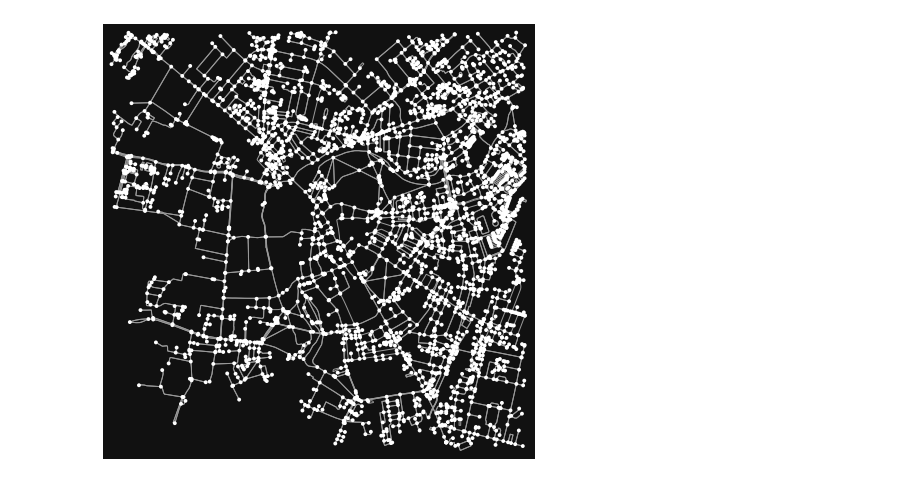
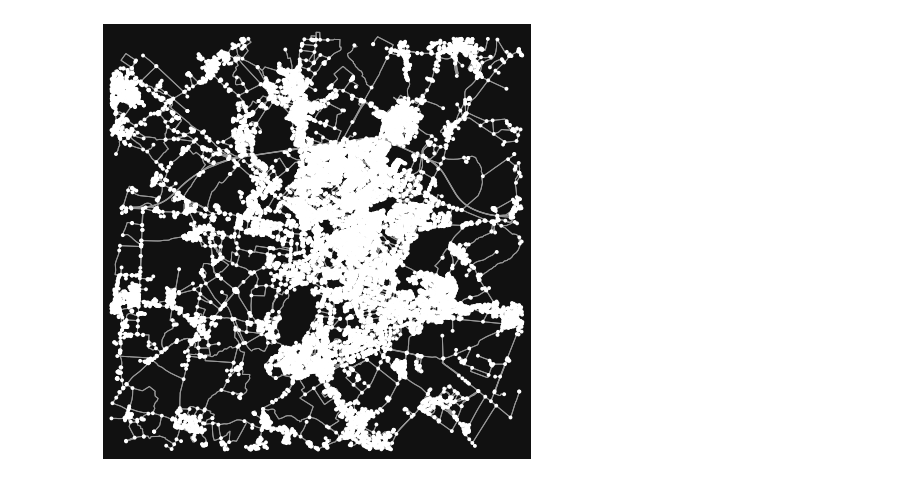
Before and after one commit to nhsx/nhs_time_of_travel, a Jupyter notebook: development_code.ipynb, the cells around one changed output. Cells and saved outputs as stored; diff of their text form; code cells hidden in the pictures.

```diff
--- a/development_code.ipynb
+++ b/development_code.ipynb
@@ -35,9 +110,8 @@ from shapely.geometry import Point, LineString, Polygon
 # %%
-#Intial dev:
+#Time of travel (walking) analysis for GP practices in central Cambridge (7000 meters from centre)
 place = "Cambridge, England"
-mode = "bike"
-G = ox.graph_from_address(place, dist = 2000, simplify=True, network_type=mode)
+mode = "walk"
+G = ox.graph_from_address(place, dist = 7000, simplify=True, network_type=mode)
 fig, ax = ox.plot_graph(G);
-plt.show()
 # %% [output]
-[figure, old version]
+[figure, new version]
```
Also changed, not shown: parts of 20 cells of this notebook, 1 other file.
